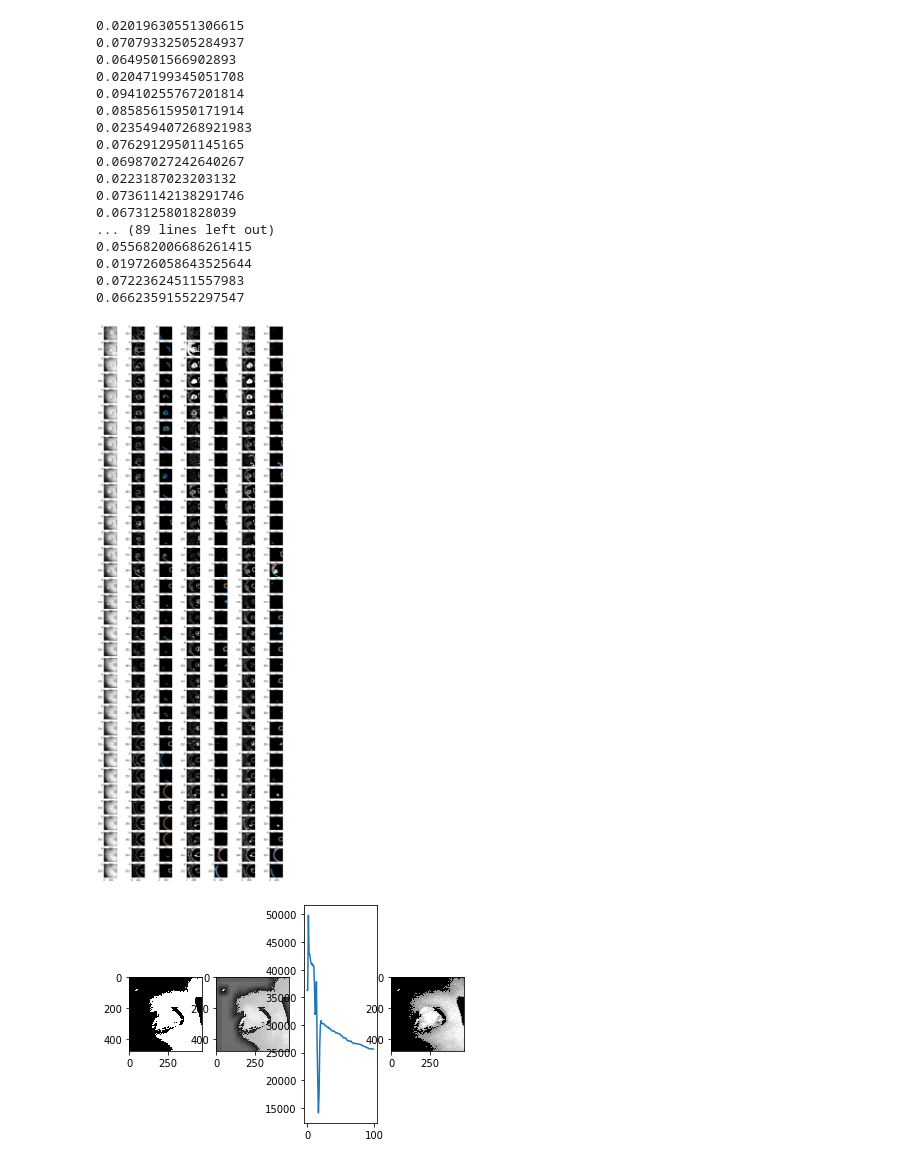
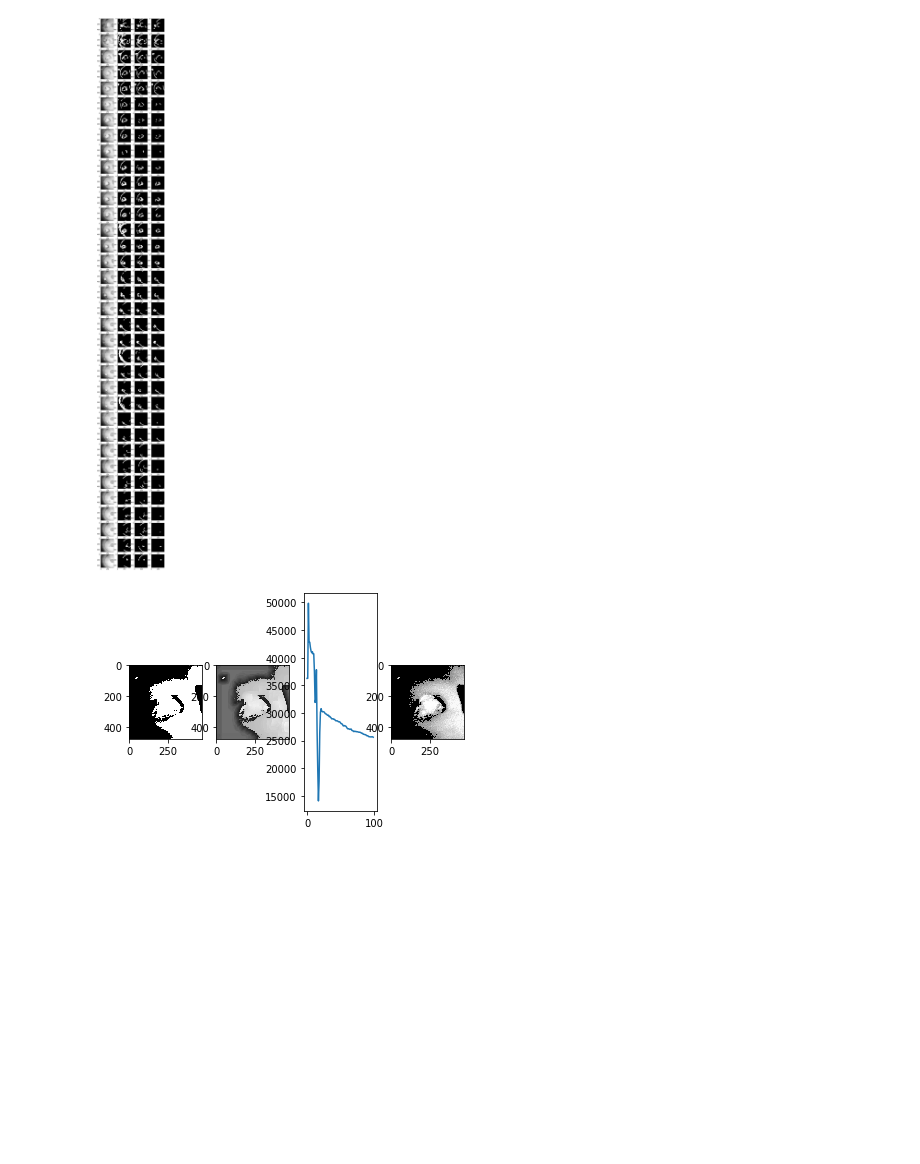
Before and after one commit to Kfor/APMCM, a Jupyter notebook: edge.ipynb, the cells around one changed output. Cells and saved outputs as stored; diff of their text form; code cells hidden in the pictures; blank space fills up the shorter version.

```diff
--- a/edge.ipynb
+++ b/edge.ipynb
@@ -78,53 +97,36 @@ for n, contour in enumerate(contours):
 # %%
-plt.figure(figsize=(14,60))
+plt.figure(figsize=(8,100))
 for i,name in enumerate(range(497,600,3)):
     image = cv2.imread('0'+str(name)+'.bmp', cv2.IMREAD_GRAYSCALE)
-    plt.subplot(50,7,i*7+1)
+    plt.subplot(50,4,i*4+1)
     plt.imshow(image,cmap=plt.cm.gray)
 
     for index,sigmaTmp in enumerate([1.5,2,2.5]):
 
         # canny边缘检测
         ed = feature.canny(image,sigma=sigmaTmp)
         # 让边缘标白，其余为黑
         tmp = np.ndarray(shape=np.shape(ed))
         tmp[ed] = 255
         # 区域生长
         kernel = np.ones((5,5),np.uint8)
         tmp = cv2.dilate(tmp, kernel, iterations=3)
         # 标记连通区域
-        result,labels = measure.label(tmp,return_num=True)
-        rr = result == labels - 1
+        #result,labels = measure.label(tmp,return_num=True)
+        #rr = result == labels - 1
         # 画出边缘
-        contours = measure.find_contours(rr,0.5)
+        #contours = measure.find_contours(rr,0.5)
 
-        plt.subplot(50,7,i*7+2+index*2)
-        plt.imshow(result,cmap=plt.cm.gray)
-        plt.subplot(50,7,i*7+3+index*2)
-        plt.imshow(rr,cmap=plt.cm.gray)
+        plt.subplot(50,4,i*4+2+index)
+        plt.imshow(tmp,cmap=plt.cm.gray)
+        #plt.subplot(50,4,i*4+3+index*2)
+        #plt.imshow(rr,cmap=plt.cm.gray)
 
 
-        for n, contour in enumerate(contours):
-            plt.plot(contour[:, 1], contour[:, 0], linewidth=2)
+#         for n, contour in enumerate(contours):
+#             plt.plot(contour[:, 1], contour[:, 0], linewidth=2)
 # %% [output]
-0.02019630551306615
-0.07079332505284937
-0.0649501566902893
-0.02047199345051708
-0.09410255767201814
-0.08585615950171914
-0.023549407268921983
-0.07629129501145165
-0.06987027242640267
-0.0223187023203132
-0.07361142138291746
-0.0673125801828039
-... (89 lines left out)
-0.055682006686261415
-0.019726058643525644
-0.07223624511557983
-0.06623591552297547
-[figure, old version]
+[figure, new version]
 # %%
 
 labelProps = measure.regionprops(result)
```
Also changed, not shown: parts of 1 cell of this notebook, 1 other file.
